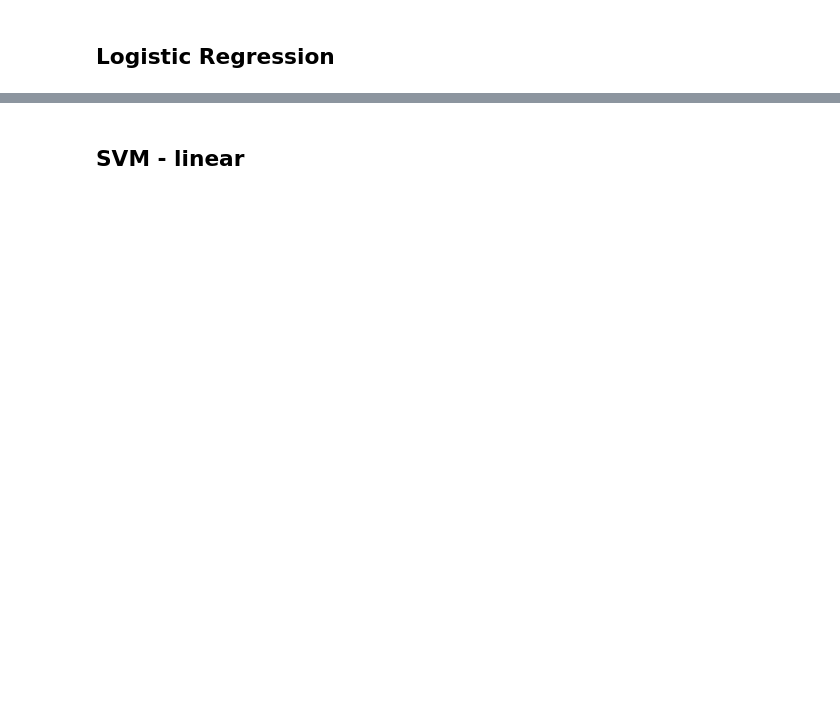
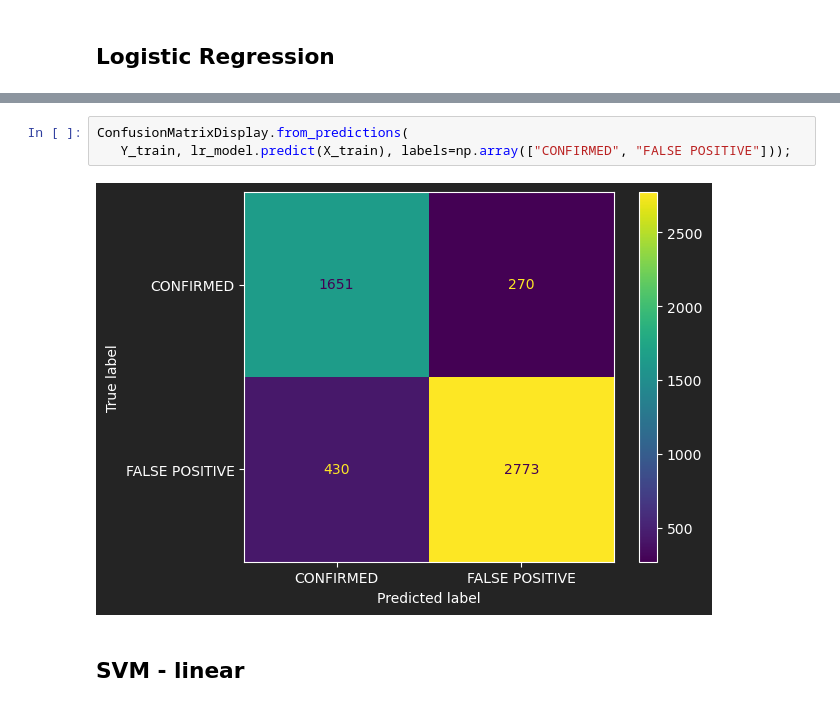
Before and after one commit to jbowen102/CS598_PSL_Project_1, a Jupyter notebook: Project1_dev.ipynb, the cells around one changed output, grey strips where cells are left out. Cells and saved outputs as stored; diff of their text form; blank space fills up the shorter version.

```diff
--- a/Project1_dev.ipynb
+++ b/Project1_dev.ipynb
@@ -365,2 +382,7 @@ display((Y_train == Y_pred_train_lr).mean())
+# %%
+ConfusionMatrixDisplay.from_predictions(
+   Y_train, lr_model.predict(X_train), labels=np.array(["CONFIRMED", "FALSE POSITIVE"]));
+# %% [output]
+[figure, added]
 # %% [markdown]
 ## SVM - linear
```
Also changed, not shown: parts of 21 cells of this notebook.
